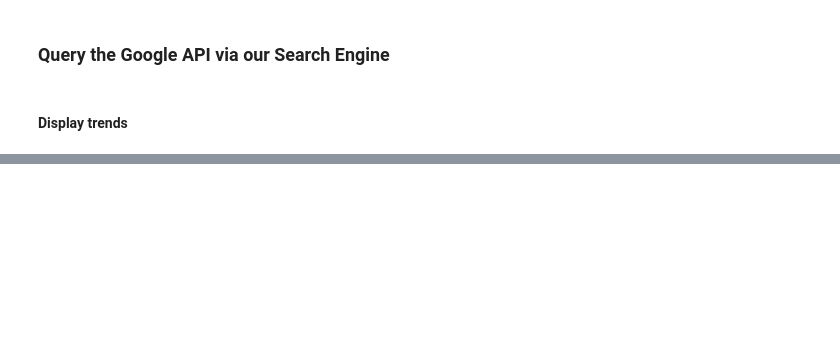
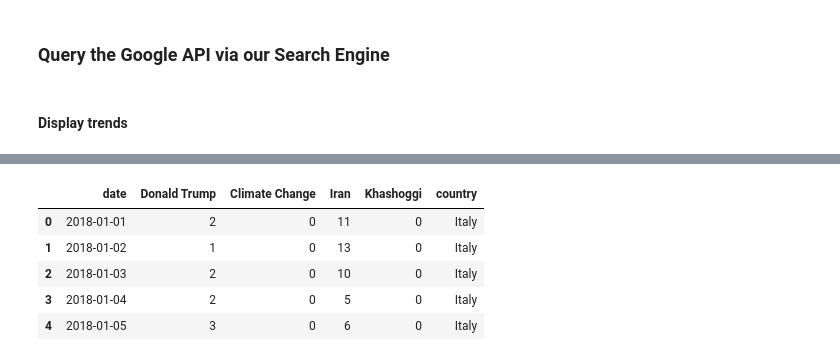
Before and after one commit to andreasoie/bigdata, a Jupyter notebook: development.ipynb, the cells around one changed output, grey strips where cells are left out. Cells and saved outputs as stored; diff of their text form; code cells hidden in the pictures; blank space fills up the shorter version.

Commit message:
added dataframe merging, folder restructure, clean ups

```diff
--- a/development.ipynb
+++ b/development.ipynb
@@ -76,0 +83,9 @@ plot_history(history, SEARCH_TERMS)
+# %%
+trends_df.head()
+# %% [output]
+|  | date | Donald Trump | Climate Change | Iran | Khashoggi | country |
+| 0 | 2018-01-01 | 2 | 0 | 11 | 0 | Italy |
+| 1 | 2018-01-02 | 1 | 0 | 13 | 0 | Italy |
+| 2 | 2018-01-03 | 2 | 0 | 10 | 0 | Italy |
+| 3 | 2018-01-04 | 2 | 0 | 5 | 0 | Italy |
+| 4 | 2018-01-05 | 3 | 0 | 6 | 0 | Italy |
```
Also changed, not shown: parts of 12 cells of this notebook, 7 other files.
